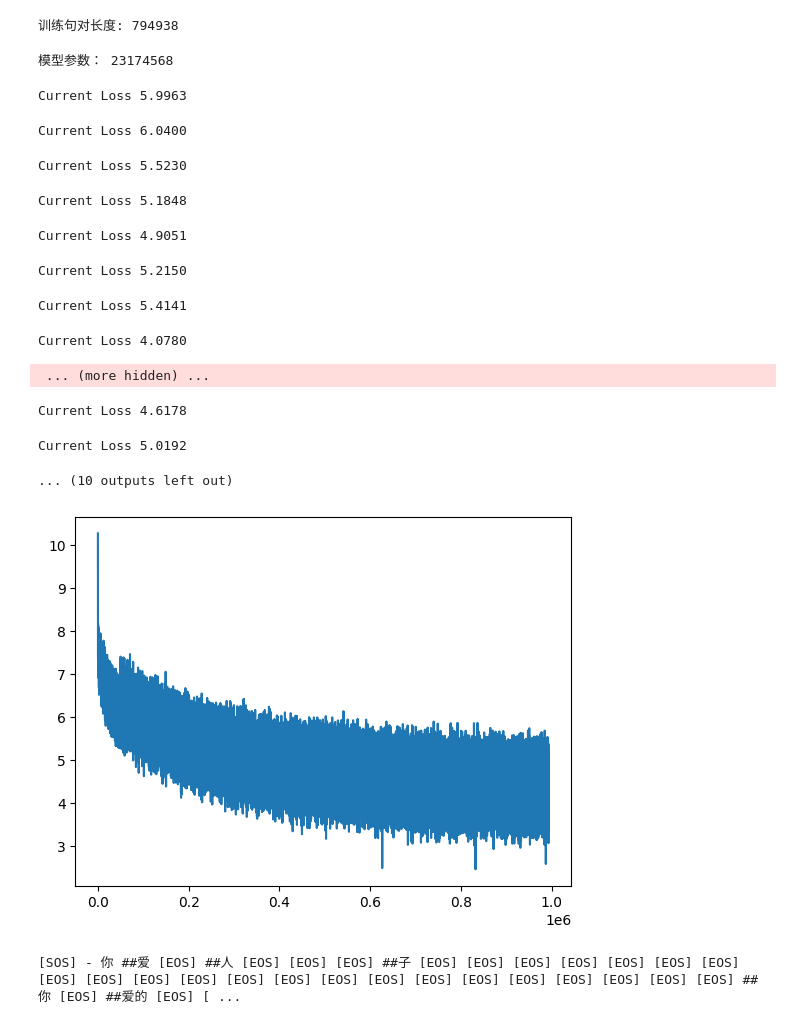
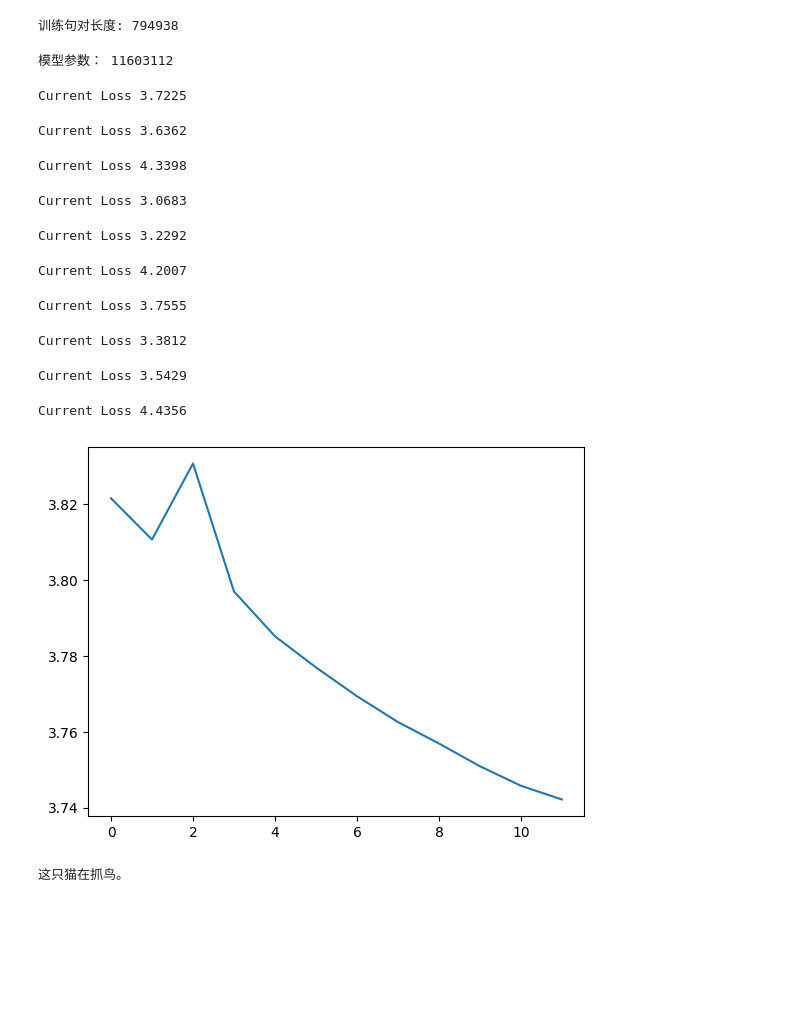
Before and after one commit to KarisAya/NeuralNetwork, a Jupyter notebook: codes/Transformer/train.ipynb, the cells around one changed output. Cells and saved outputs as stored; diff of their text form; code cells hidden in the pictures; blank space fills up the shorter version.

```diff
--- a/codes/Transformer/train.ipynb
+++ b/codes/Transformer/train.ipynb
@@ -199,24 +309,23 @@ lossi = []
 # %%
-train(model, train_loader, num_epochs=19, save_path=Path(), lossi=lossi)
+train(model, train_loader, num_epochs=10, save_path=Path(), lossi=lossi)
+pass
 # %% [output]
-模型参数： 23174568
+模型参数： 11603112
-Current Loss 5.9963
+Current Loss 3.7225
-Current Loss 6.0400
+Current Loss 3.6362
-Current Loss 5.5230
+Current Loss 4.3398
-Current Loss 5.1848
+Current Loss 3.0683
-Current Loss 4.9051
+Current Loss 3.2292
-Current Loss 5.2150
+Current Loss 4.2007
-Current Loss 5.4141
+Current Loss 3.7555
-Current Loss 4.0780
+Current Loss 3.3812
- ... (more hidden) ...
+Current Loss 3.5429
-Current Loss 4.6178
+Current Loss 4.4356
-Current Loss 5.0192
-... (10 outputs left out)
 # %%
-plt.plot(torch.tensor(lossi))
+plt.plot(torch.tensor(lossi[:len(lossi) // 33123  * 33123 ]).view(-1,33123).mean(dim=-1))
 plt.show()
 # %% [output]
-[figure, old version]
+[figure, new version]
 # %%
 class Translator:
     def __init__(self, source_tokenizer: Tokenizer, target_tokenizer: Tokenizer, model: TransformerEDM):
@@ -244,6 +356,6 @@ class Translator:
 # %%
 translator = Translator(en_tokenizer, zh_tokenizer, model=model)
 # %%
-print(translator.generate("I love You"))
+print(translator.generate("This cat is catching birds"))
 # %% [output]
-[SOS] - 你 ##爱 [EOS] ##人 [EOS] [EOS] [EOS] ##子 [EOS] [EOS] [EOS] [EOS] [EOS] [EOS] [EOS] [EOS] [EOS] [EOS] [EOS] [EOS] [EOS] [EOS] [EOS] [EOS] [EOS] [EOS] [EOS] [EOS] [EOS] [EOS] ##你 [EOS] ##爱的 [EOS] [ ...
+这只猫在抓鸟。
```
Also changed, not shown: parts of 7 cells of this notebook, 5 other files.
